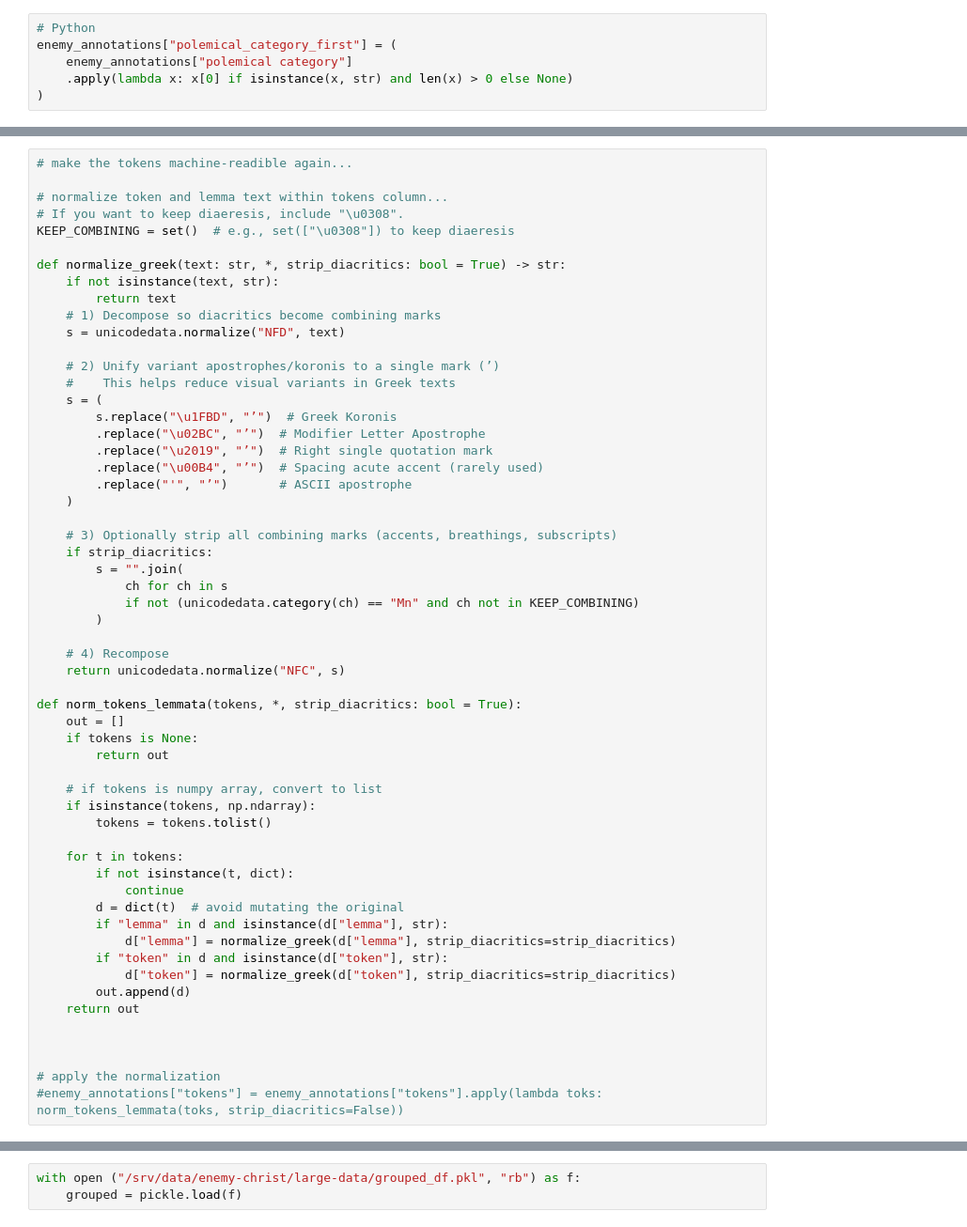
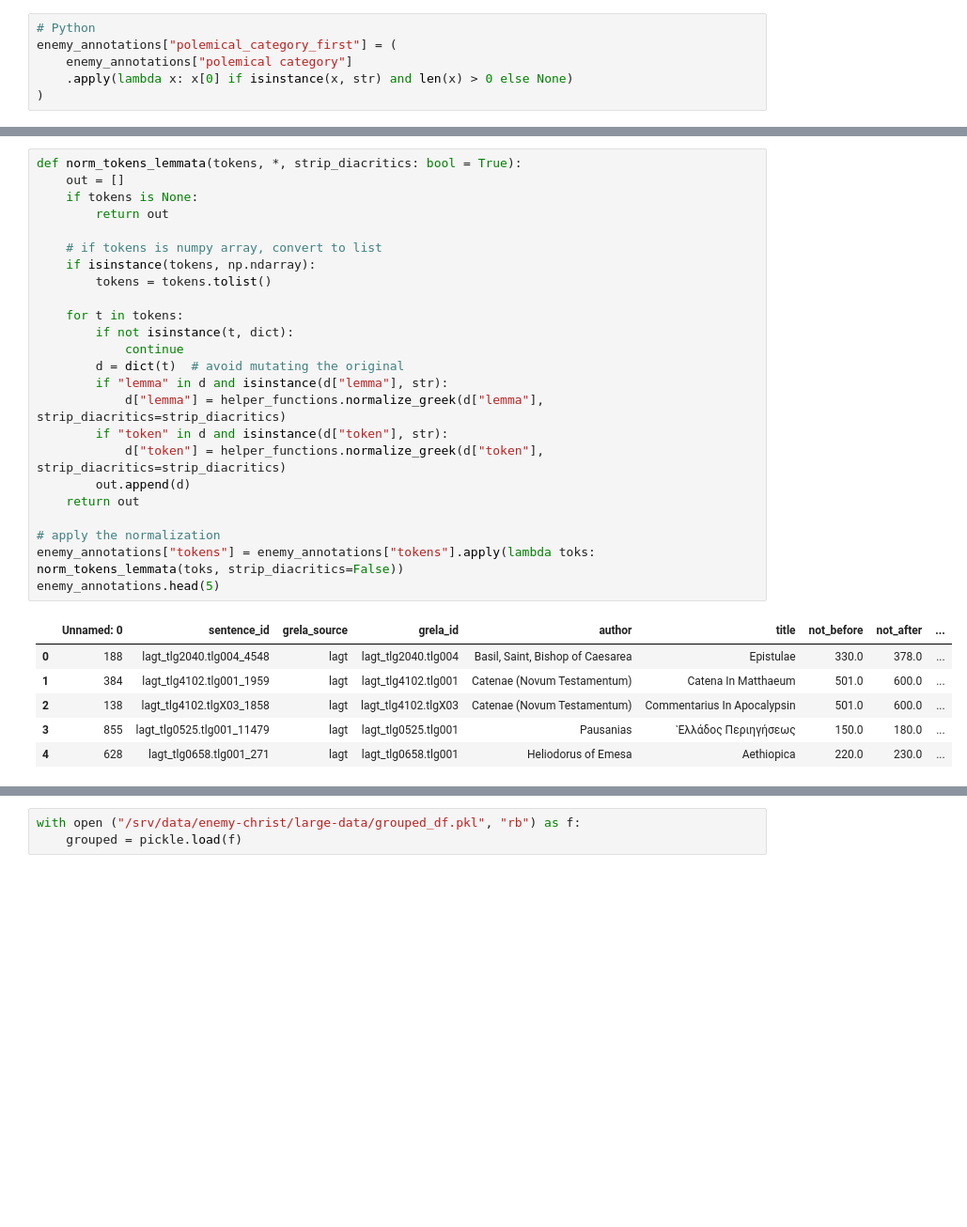
Before and after one commit to CCS-ZCU/enemy-christianity, a Jupyter notebook: scripts/greek-bert-contextual-emb-experiments.ipynb, the cells around one changed output, grey strips where cells are left out. Shown: that part at 94% size. Saved outputs shown, nothing was run; the diff lists cells and outputs as text; blank space fills up the shorter version.

```diff
--- a/scripts/greek-bert-contextual-emb-experiments.ipynb
+++ b/scripts/greek-bert-contextual-emb-experiments.ipynb
@@ -94,57 +103,31 @@ NameError: name 'conn' is not defined
 # %%
-# make the tokens machine-readible again...
-
-# normalize token and lemma text within tokens column...
-# If you want to keep diaeresis, include "\u0308".
-KEEP_COMBINING = set()  # e.g., set(["\u0308"]) to keep diaeresis
-
-def normalize_greek(text: str, *, strip_diacritics: bool = True) -> str:
-    if not isinstance(text, str):
-        return text
-    # 1) Decompose so diacritics become combining marks
-    s = unicodedata.normalize("NFD", text)
-
-    # 2) Unify variant apostrophes/koronis to a single mark (’)
-    #    This helps reduce visual variants in Greek texts
-    s = (
-        s.replace("\u1FBD", "’")  # Greek Koronis
-        .replace("\u02BC", "’")  # Modifier Letter Apostrophe
-        .replace("\u2019", "’")  # Right single quotation mark
-        .replace("\u00B4", "’")  # Spacing acute accent (rarely used)
-        .replace("'", "’")       # ASCII apostrophe
-    )
-
-    # 3) Optionally strip all combining marks (accents, breathings, subscripts)
-    if strip_diacritics:
-        s = "".join(
-            ch for ch in s
-            if not (unicodedata.category(ch) == "Mn" and ch not in KEEP_COMBINING)
-        )
-
-    # 4) Recompose
-    return unicodedata.normalize("NFC", s)
-
 def norm_tokens_lemmata(tokens, *, strip_diacritics: bool = True):
     out = []
     if tokens is None:
         return out
 
     # if tokens is numpy array, convert to list
     if isinstance(tokens, np.ndarray):
         tokens = tokens.tolist()
 
     for t in tokens:
         if not isinstance(t, dict):
             continue
         d = dict(t)  # avoid mutating the original
         if "lemma" in d and isinstance(d["lemma"], str):
-            d["lemma"] = normalize_greek(d["lemma"], strip_diacritics=strip_diacritics)
+            d["lemma"] = helper_functions.normalize_greek(d["lemma"], strip_diacritics=strip_diacritics)
         if "token" in d and isinstance(d["token"], str):
-            d["token"] = normalize_greek(d["token"], strip_diacritics=strip_diacritics)
+            d["token"] = helper_functions.normalize_greek(d["token"], strip_diacritics=strip_diacritics)
         out.append(d)
     return out
 
-
-
 # apply the normalization
-#enemy_annotations["tokens"] = enemy_annotations["tokens"].apply(lambda toks: norm_tokens_lemmata(toks, strip_diacritics=False))
+enemy_annotations["tokens"] = enemy_annotations["tokens"].apply(lambda toks: norm_tokens_lemmata(toks, strip_diacritics=False))
+enemy_annotations.head(5)
+# %% [output]
+|  | Unnamed: 0 | sentence_id | grela_source | grela_id | author | title | not_before | not_after | ... |
+| 0 | 188 | lagt_tlg2040.tlg004_4548 | lagt | lagt_tlg2040.tlg004 | Basil, Saint, Bishop of Caesarea | Epistulae | 330.0 | 378.0 | ... |
+| 1 | 384 | lagt_tlg4102.tlg001_1959 | lagt | lagt_tlg4102.tlg001 | Catenae (Novum Testamentum) | Catena In Matthaeum | 501.0 | 600.0 | ... |
+| 2 | 138 | lagt_tlg4102.tlgX03_1858 | lagt | lagt_tlg4102.tlgX03 | Catenae (Novum Testamentum) | Commentarius In Apocalypsin | 501.0 | 600.0 | ... |
+| 3 | 855 | lagt_tlg0525.tlg001_11479 | lagt | lagt_tlg0525.tlg001 | Pausanias | Ἑλλάδος Περιηγήσεως | 150.0 | 180.0 | ... |
+| 4 | 628 | lagt_tlg0658.tlg001_271 | lagt | lagt_tlg0658.tlg001 | Heliodorus of Emesa | Aethiopica | 220.0 | 230.0 | ... |
```
Also changed, not shown: parts of 16 cells of this notebook, 5 other files.
